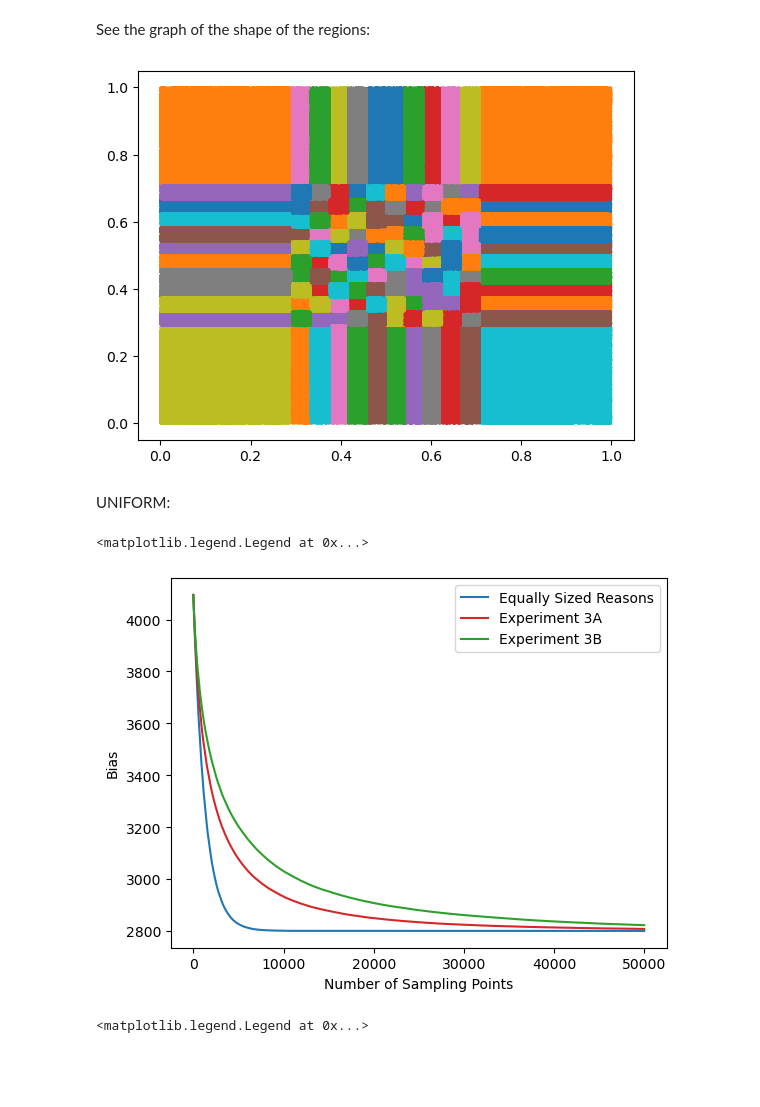
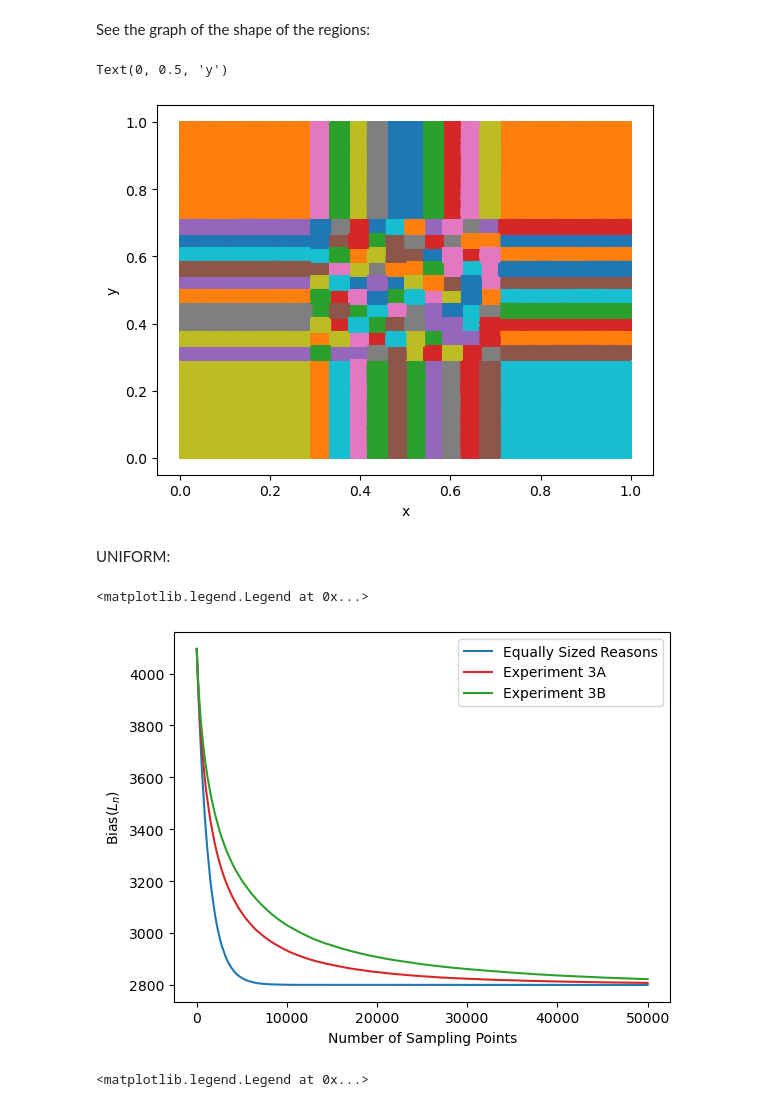
Before and after one commit to Gautam-Chauhan/MSc-Thesis, a Jupyter notebook: scenario_3.ipynb, the cells around one changed output. Cells and saved outputs as stored; diff of their text form; code cells hidden in the pictures; blank space fills up the shorter version.

```diff
--- a/scenario_3.ipynb
+++ b/scenario_3.ipynb
@@ -57,9 +57,8 @@ def halton_sample(num_points,dimensions,runs,lower_bounds,upper_bounds,seed):
     points = np.empty((runs,num_points,dimensions))
 
     # You can use the same rng for all the runs because the state will evolve every time you call qmc.Halton() again
-    rng = np.random.default_rng(seed)
     for i in range(runs):
-        sampler = qmc.Halton(d=dimensions,scramble=True,seed=rng)
+        sampler = qmc.Halton(d=dimensions,scramble=True,seed=i)
         points[i,:,:] = sampler.random(num_points)
 
     points = points*(upper_bounds - lower_bounds) + lower_bounds
@@ -69,7 +68,7 @@ def halton_sample(num_points,dimensions,runs,lower_bounds,upper_bounds,seed):
 
     return points
 # %%
-def sobol_sample(sample_sizes,dimensions,runs,lower_bounds,upper_bounds):
+def sobol_sample(sample_sizes,dimensions,runs,lower_bounds,upper_bounds,seed):
     """Generates several sobol samples of points with different sample sizes
     Args:
         sample_sizes: a list of sample sizes to use for the region counting
@@ -84,10 +83,11 @@ def sobol_sample(sample_sizes,dimensions,runs,lower_bounds,upper_bounds):
 
     all_points = []
 
+    rng = np.random.default_rng(seed=seed)
+
     for i in range(len(sample_sizes)):
 
         points = np.empty((runs,sample_sizes[i],dimensions))
-        rng = np.random.default_rng(seed=i)
 
         for j in range(runs):
 
@@ -807,6 +810,7 @@ all_dimensions = [2,3,4,5,6,7,8,9,10]
 sample_sizes = [2**5, 2**6, 2**7, 2**8, 2**9, 2**10, 2**11, 2**12, 2**13, 2**14, 2**15]
 runs = 100
 hidden_neurons = 24
+seed=1
 
 sobol_counts_3a = np.empty((max(all_dimensions)-1,runs,len(sample_sizes)))
 
@@ -815,7 +819,7 @@ for dimensions in all_dimensions:
     # Generate point set
     lower_bounds = np.full(dimensions,0)
     upper_bounds = np.full(dimensions,1)
-    sample_points = sobol_sample(sample_sizes,dimensions,runs,lower_bounds,upper_bounds)
+    sample_points = sobol_sample(sample_sizes,dimensions,runs,lower_bounds,upper_bounds,seed)
 
     # Count linear region using those point sets and assign to the appropriate part of iid_counts
     unique_counts, samples_by_region = experiment_3a(sample_points,hidden_neurons,dimensions,runs,mode="offline")
@@ -1399,7 +1403,7 @@ runs = 100
 seed = 1
 hidden_neurons = 24
 
-iid_counts_experiment_4 = np.empty((max(all_dimensions),runs,num_points))
+iid_counts_3b_visualisation = np.empty((max(all_dimensions)-1,runs,num_points))
 
 for dimensions in all_dimensions:
 
@@ -1409,14 +1413,17 @@ for dimensions in all_dimensions:
     sample_points = iid_uniform_sample(num_points,dimensions,runs,lower_bounds,upper_bounds,seed)
 
     # Count linear region susing those point sets and assign to the appropriate part of iid_counts
-    unique_counts,samples_by_region = experiment_4(sample_points,hidden_neurons,dimensions,runs,mode="online",return_samples=True)
+    unique_counts,samples_by_region = experiment_3b(sample_points,hidden_neurons,dimensions,runs,mode="online",return_samples=True)
     unique_counts = unique_counts.detach().numpy()
-    iid_counts_experiment_4[dimensions-2,:,:] = unique_counts
+    iid_counts_3b_visualisation[dimensions-2,:,:] = unique_counts
 # %%
 for key in samples_by_region.keys():
     plt.plot(samples_by_region[key][:,0],samples_by_region[key][:,1])
+plt.xlabel("x")
+plt.ylabel("y")
 # %% [output]
+Text(0, 0.5, 'y')
-[figure, old version]
+[figure, new version]
 # %% [markdown]
 UNIFORM:
 # %%
@@ -1448,11 +1455,11 @@ plt.plot(x,4096-uniform_mean_prev[2,:],color="tab:blue",label="Equally Sized Rea
 plt.plot(x,4096-uniform_mean_3a[2,:],color="tab:red",label="Experiment 3A")
 plt.plot(x,4096-uniform_mean_3b[2,:],color="tab:green",label="Experiment 3B")
 plt.xlabel("Number of Sampling Points")
-plt.ylabel("Bias")
+plt.ylabel("Bias$(L_n)$")
 plt.legend()
 # %% [output]
 <matplotlib.legend.Legend at 0x...>
-[figure, old version]
+[figure, new version]
 # %%
 x = np.arange(50000)
 plt.plot(x,np.sqrt(uniform_variances_prev[2,:50000]),label="Equally Sized Regions",color="tab:blue")
```
Also changed, not shown: parts of 16 cells of this notebook.
